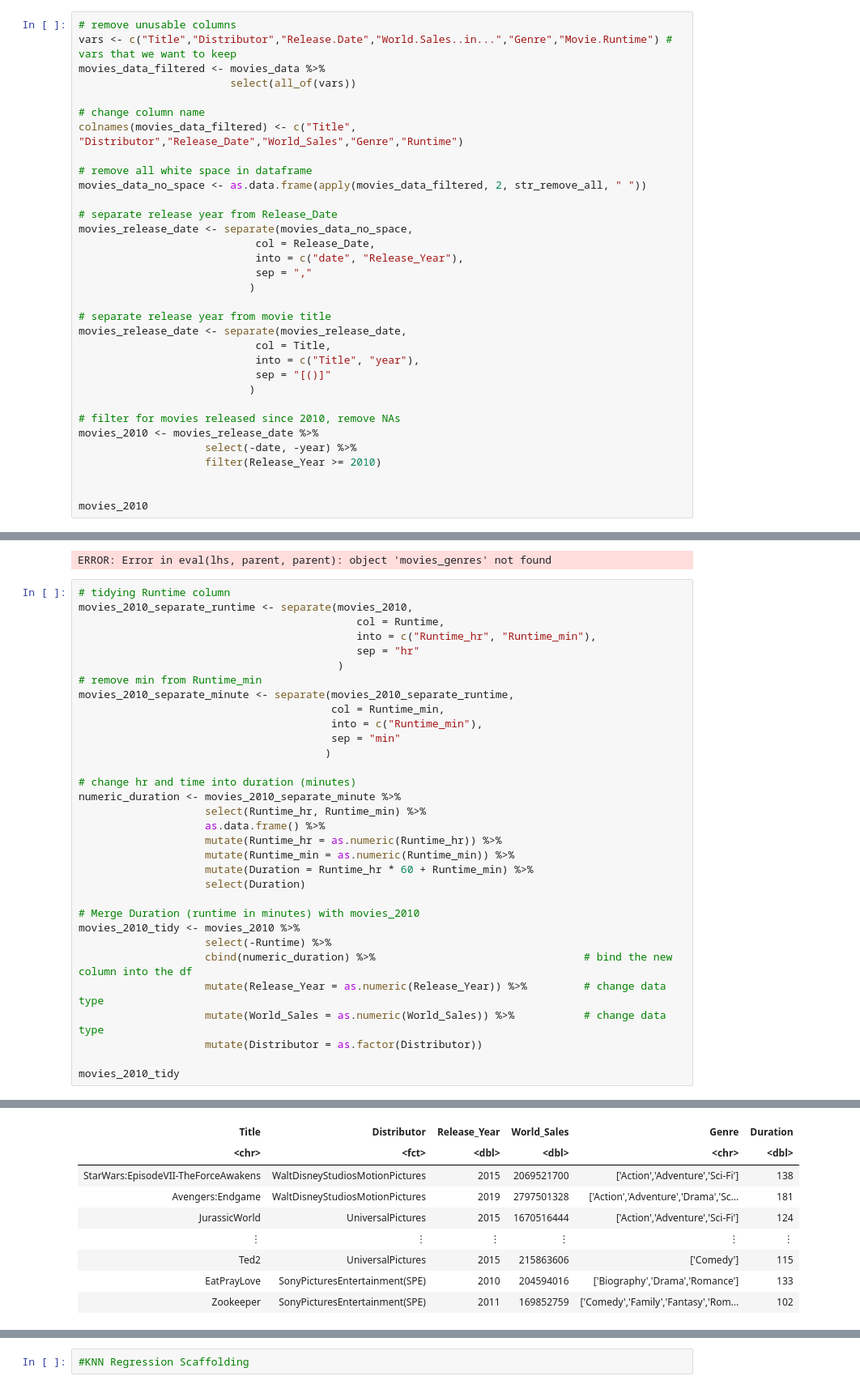
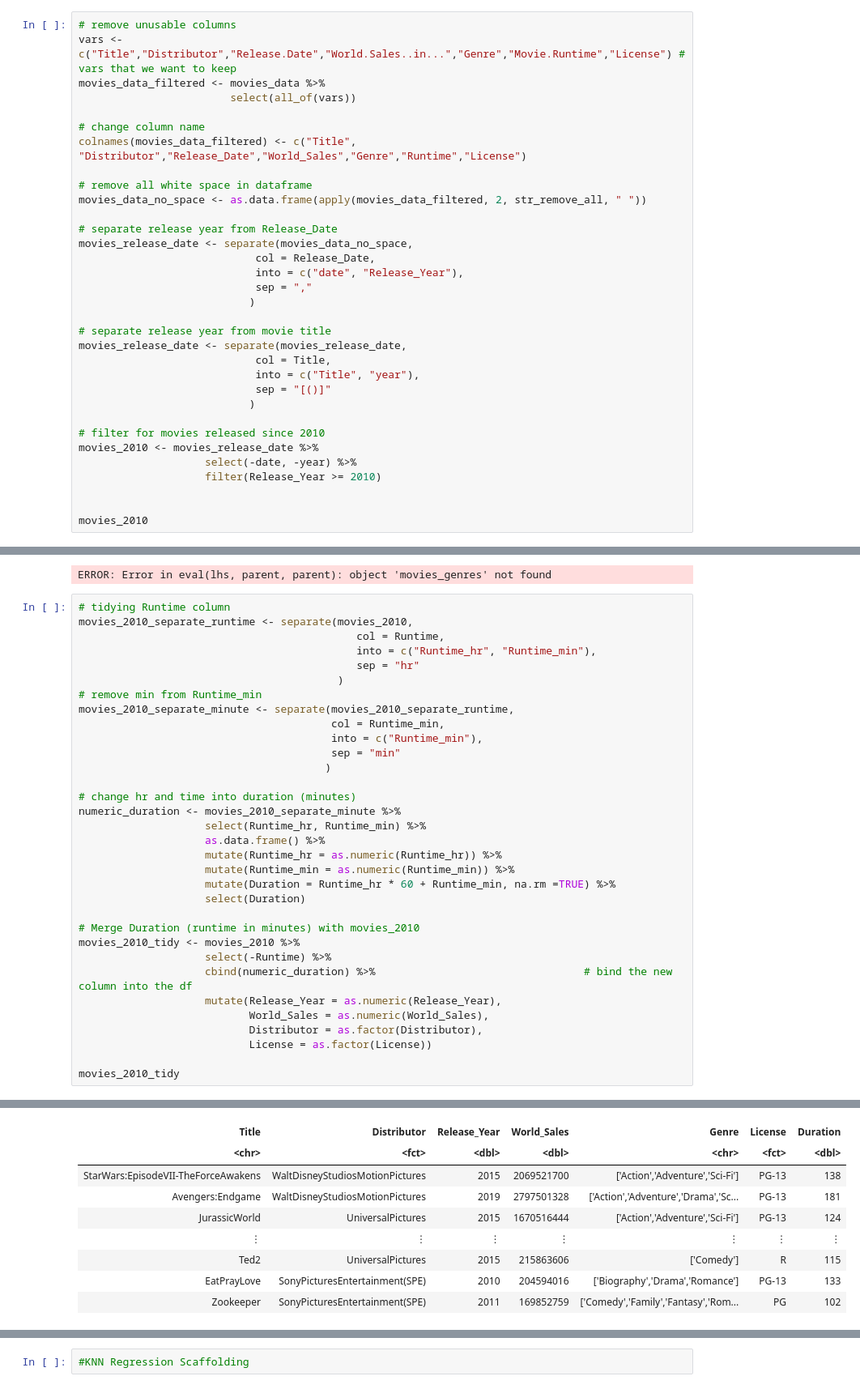
Before and after one commit to starsurfer87/DSCI100-Group-Project, a Jupyter notebook: project-proposal.ipynb, the cells around one changed output, grey strips where cells are left out. Shown at 81% size. Saved outputs shown, nothing was run; the diff lists cells and outputs as text.

```diff
--- a/project-proposal.ipynb
+++ b/project-proposal.ipynb
@@ -68,12 +81,12 @@ A spec_tbl_df: 918 × 11
 | 917 | Zookeeper (2011) | A group of zoo animals decide to ... | Sony Pictures Entertainment (SPE) | July 6, 2011 | 80360843 | 89491916 | ... |
 # %%
 # remove unusable columns
-vars <- c("Title","Distributor","Release.Date","World.Sales..in...","Genre","Movie.Runtime") # vars that we want to keep
+vars <- c("Title","Distributor","Release.Date","World.Sales..in...","Genre","Movie.Runtime","License") # vars that we want to keep
 movies_data_filtered <- movies_data %>%
                         select(all_of(vars))
 
 # change column name
-colnames(movies_data_filtered) <- c("Title", "Distributor","Release_Date","World_Sales","Genre","Runtime")
+colnames(movies_data_filtered) <- c("Title", "Distributor","Release_Date","World_Sales","Genre","Runtime","License")
 
 # remove all white space in dataframe
 movies_data_no_space <- as.data.frame(apply(movies_data_filtered, 2, str_remove_all, " "))
@@ -92,7 +105,7 @@ movies_release_date <- separate(movies_release_date,
                             sep = "[()]"
                            )
 
-# filter for movies released since 2010, remove NAs
+# filter for movies released since 2010
 movies_2010 <- movies_release_date %>%
                     select(-date, -year) %>%
                     filter(Release_Year >= 2010)
@@ -178,16 +191,17 @@ numeric_duration <- movies_2010_separate_minute %>%
                     as.data.frame() %>%
                     mutate(Runtime_hr = as.numeric(Runtime_hr)) %>%
                     mutate(Runtime_min = as.numeric(Runtime_min)) %>%
-                    mutate(Duration = Runtime_hr * 60 + Runtime_min) %>%
+                    mutate(Duration = Runtime_hr * 60 + Runtime_min, na.rm =TRUE) %>%
                     select(Duration)
 
 # Merge Duration (runtime in minutes) with movies_2010
 movies_2010_tidy <- movies_2010 %>%
                     select(-Runtime) %>%
                     cbind(numeric_duration) %>%                                 # bind the new column into the df
-                    mutate(Release_Year = as.numeric(Release_Year)) %>%         # change data type
-                    mutate(World_Sales = as.numeric(World_Sales)) %>%           # change data type
-                    mutate(Distributor = as.factor(Distributor))
+                    mutate(Release_Year = as.numeric(Release_Year),
+                           World_Sales = as.numeric(World_Sales),
+                           Distributor = as.factor(Distributor),
+                           License = as.factor(License))
 
 movies_2010_tidy
 # %% [output]
@@ -197,12 +211,12 @@ A data.frame: 360 × 6
-| Title | Distributor | Release_Year | World_Sales | Genre | Duration |
-| <chr> | <fct> | <dbl> | <dbl> | <chr> | <dbl> |
-| StarWars:EpisodeVII-TheForceAwakens | WaltDisneyStudiosMotionPictures | 2015 | 2069521700 | ['Action','Adventure','Sci-Fi'] | 138 |
-| Avengers:Endgame | WaltDisneyStudiosMotionPictures | 2019 | 2797501328 | ['Action','Adventure','Drama','Sc... | 181 |
-| JurassicWorld | UniversalPictures | 2015 | 1670516444 | ['Action','Adventure','Sci-Fi'] | 124 |
-| ⋮ | ⋮ | ⋮ | ⋮ | ⋮ | ⋮ |
-| Ted2 | UniversalPictures | 2015 | 215863606 | ['Comedy'] | 115 |
-| EatPrayLove | SonyPicturesEntertainment(SPE) | 2010 | 204594016 | ['Biography','Drama','Romance'] | 133 |
-| Zookeeper | SonyPicturesEntertainment(SPE) | 2011 | 169852759 | ['Comedy','Family','Fantasy','Rom... | 102 |
+| Title | Distributor | Release_Year | World_Sales | Genre | License | Duration |
+| <chr> | <fct> | <dbl> | <dbl> | <chr> | <fct> | <dbl> |
+| StarWars:EpisodeVII-TheForceAwakens | WaltDisneyStudiosMotionPictures | 2015 | 2069521700 | ['Action','Adventure','Sci-Fi'] | PG-13 | 138 |
+| Avengers:Endgame | WaltDisneyStudiosMotionPictures | 2019 | 2797501328 | ['Action','Adventure','Drama','Sc... | PG-13 | 181 |
+| JurassicWorld | UniversalPictures | 2015 | 1670516444 | ['Action','Adventure','Sci-Fi'] | PG-13 | 124 |
+| ⋮ | ⋮ | ⋮ | ⋮ | ⋮ | ⋮ | ⋮ |
+| Ted2 | UniversalPictures | 2015 | 215863606 | ['Comedy'] | R | 115 |
+| EatPrayLove | SonyPicturesEntertainment(SPE) | 2010 | 204594016 | ['Biography','Drama','Romance'] | PG-13 | 133 |
+| Zookeeper | SonyPicturesEntertainment(SPE) | 2011 | 169852759 | ['Comedy','Family','Fantasy','Rom... | PG | 102 |
 # %%
 # split data into training and testing set
 set.seed(20)
```
Also changed, not shown: parts of 9 cells of this notebook.
